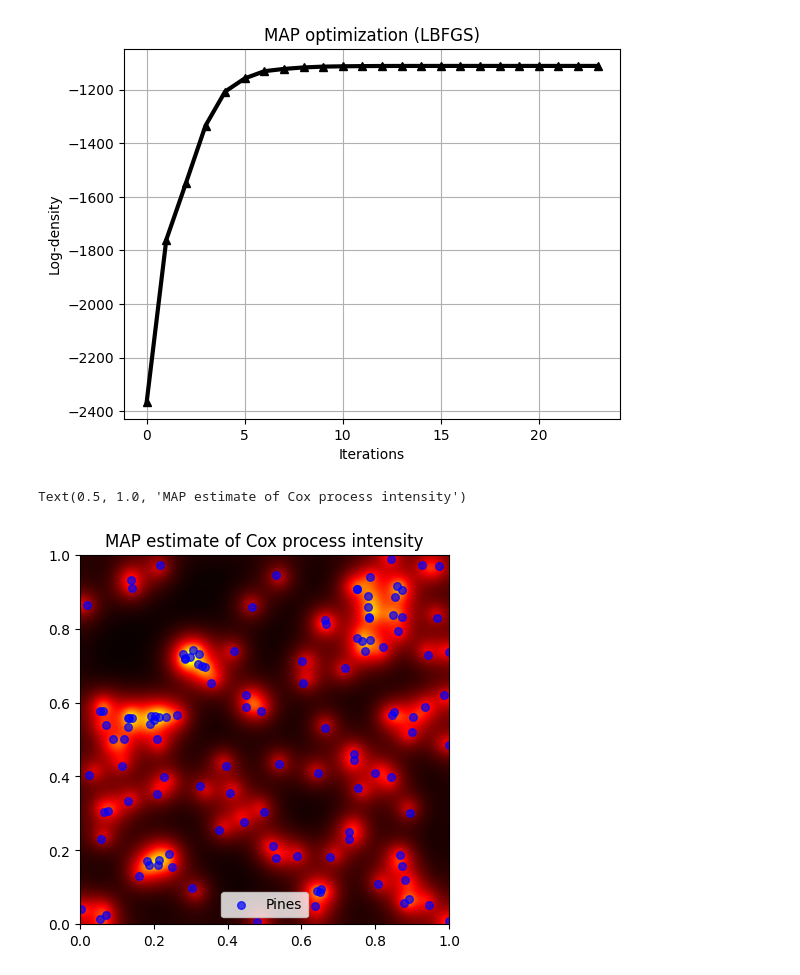
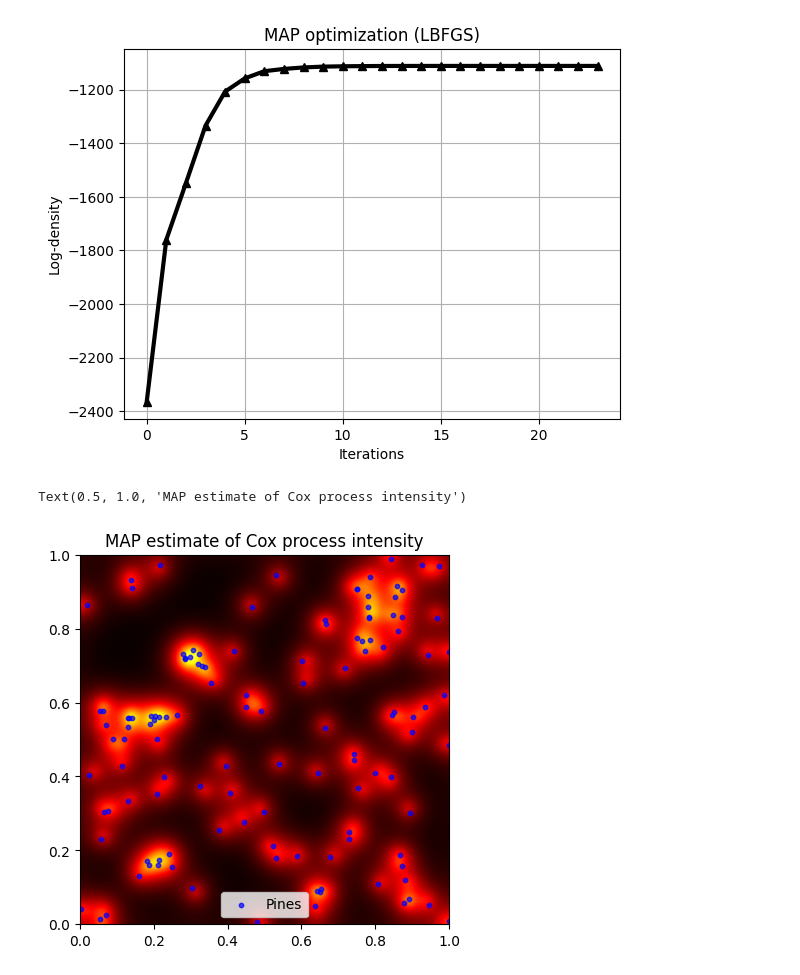
Before and after one commit to alexxthiery/mcjax, a Jupyter notebook: notebooks/distributions/log_gaussian_pine.ipynb, the cells around one changed output. Saved outputs shown, nothing was run; the diff lists cells and outputs as text; code cells hidden in the pictures.

```diff
--- a/notebooks/distributions/log_gaussian_pine.ipynb
+++ b/notebooks/distributions/log_gaussian_pine.ipynb
@@ -49,16 +49,16 @@ plt.grid()
 # %%
 grid_dim = np.sqrt(dist.dim).astype(int)
 x_map_grid = x_map.reshape(grid_dim, grid_dim)
 plt.imshow(x_map_grid, cmap='hot', interpolation='bicubic', extent=[0, 1, 0, 1], origin='lower')
 
 # superpose the data
 pines_locations = dist.pines_points
 plt.scatter(pines_locations[:, 1], pines_locations[:, 0],
-            color='blue', marker="o", s=30, alpha=0.7,
+            color='blue', marker="o", s=10, alpha=0.7,
             label='Pines')
 plt.legend()
 
 plt.title('MAP estimate of Cox process intensity')
 # %% [output]
 Text(0.5, 1.0, 'MAP estimate of Cox process intensity')
-[figure, old version]
+[figure, new version]
```
Also changed, not shown: 11 other files.
